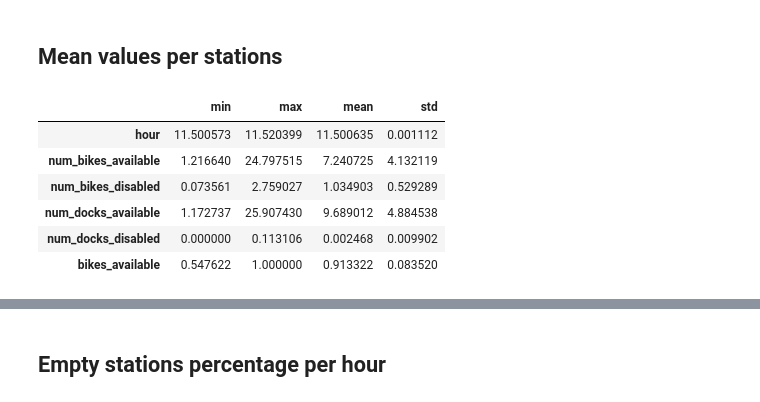
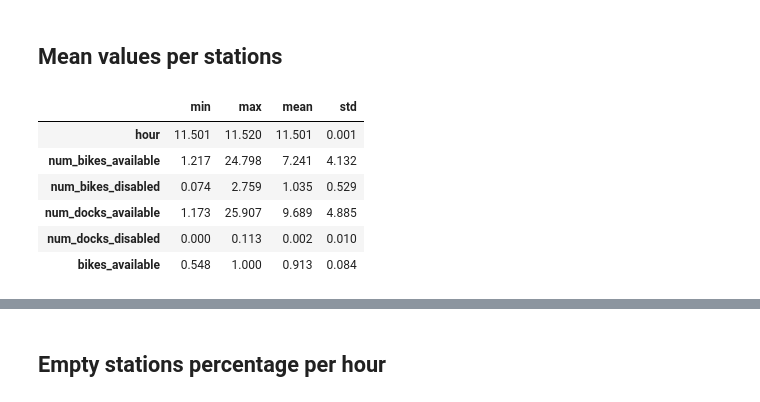
Before and after one commit to BicisBA/research, a Jupyter notebook: notebooks/stations.ipynb, the cells around one changed output, grey strips where cells are left out. Saved outputs shown, nothing was run; the diff lists cells and outputs as text; code cells hidden in the pictures.

```diff
--- a/notebooks/stations.ipynb
+++ b/notebooks/stations.ipynb
@@ -33,12 +33,13 @@ dataset_df = con.execute(df_query).df()
 dataset_df["bikes_available"] = (dataset_df["num_bikes_available"]>0).astype(int)
 # %%
 station_means = dataset_df.groupby("station_id").mean()
-pd.concat([station_means.min(), station_means.max(), station_means.mean(), station_means.std()], axis=1).set_axis(["min", "max", "mean", "std"], axis=1)
+pd.concat([station_means.min(), station_means.max(), station_means.mean(), station_means.std()],
+          axis=1).set_axis(["min", "max", "mean", "std"], axis=1).round(3)
 # %% [output]
 |  | min | max | mean | std |
-| hour | 11.500573 | 11.520399 | 11.500635 | 0.001112 |
-| num_bikes_available | 1.216640 | 24.797515 | 7.240725 | 4.132119 |
-| num_bikes_disabled | 0.073561 | 2.759027 | 1.034903 | 0.529289 |
-| num_docks_available | 1.172737 | 25.907430 | 9.689012 | 4.884538 |
-| num_docks_disabled | 0.000000 | 0.113106 | 0.002468 | 0.009902 |
-| bikes_available | 0.547622 | 1.000000 | 0.913322 | 0.083520 |
+| hour | 11.501 | 11.520 | 11.501 | 0.001 |
+| num_bikes_available | 1.217 | 24.798 | 7.241 | 4.132 |
+| num_bikes_disabled | 0.074 | 2.759 | 1.035 | 0.529 |
+| num_docks_available | 1.173 | 25.907 | 9.689 | 4.885 |
+| num_docks_disabled | 0.000 | 0.113 | 0.002 | 0.010 |
+| bikes_available | 0.548 | 1.000 | 0.913 | 0.084 |
```
Also changed, not shown: parts of 13 cells of this notebook, 4 other files.
